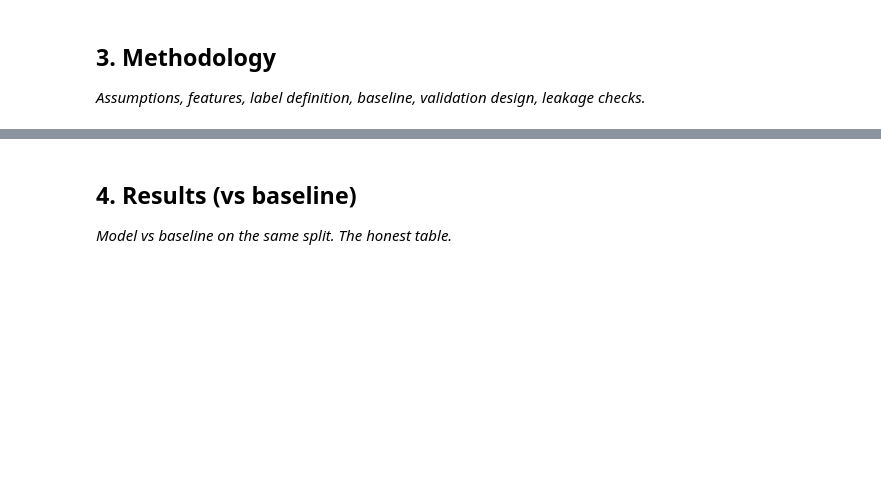
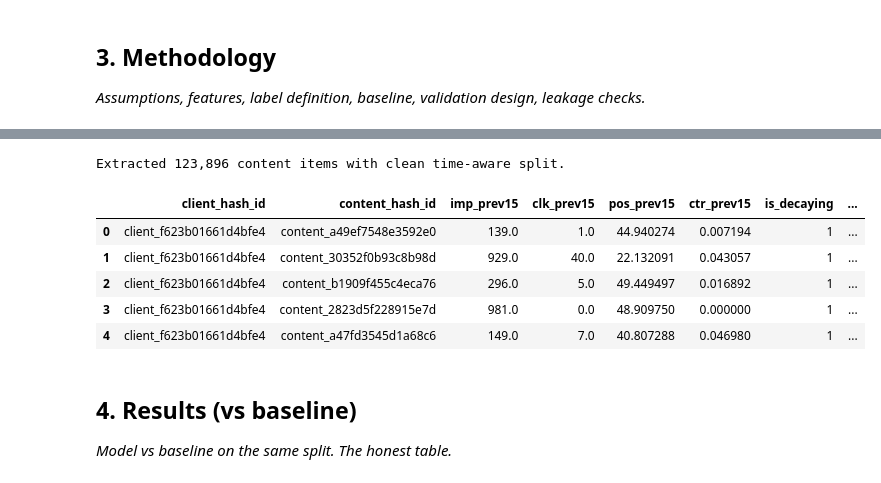
Before and after one commit to Aishwarya00608/FlyRank_Assignment, a Jupyter notebook: work/notebooks/capstone.ipynb, the cells around one changed output, grey strips where cells are left out. Cells and saved outputs as stored; diff of their text form; code cells hidden in the pictures; blank space fills up the shorter version.

```diff
--- a/work/notebooks/capstone.ipynb
+++ b/work/notebooks/capstone.ipynb
@@ -16,0 +44,16 @@ This skeleton is yours to fill. Work the sections **in order** — each one has
+# %%
+# 1. Define table paths from the official warehouse release
+REL = 'hf://datasets/FlyRank/internship-warehouse'
+
+TABLES = {
+    'dim_clients': f"read_parquet('{REL}/dim_clients.parquet')",
+    'dim_content': f"read_parquet('{REL}/dim_content.parquet')",
+    'fact_daily_sample': f"read_parquet('{REL}/fact_content_daily_performance_sample.parquet')",
+    'fact_query_90d': f"read_parquet('{REL}/fact_content_query_90d.parquet')",
+}
+
+# 2. Verify row counts
+print("Checking table availability...")
+for name, src in TABLES.items():
+    cnt = con.sql(f"SELECT COUNT(*) FROM {src}").fetchone()[0]
+    print(f"✓ {name:20}: {cnt:,} rows")
@@ -21,3 +94,62 @@ This skeleton is yours to fill. Work the sections **in order** — each one has
+# %%
+query_features = f"""
+WITH bounds AS (
+    SELECT
+        MIN(report_date) AS min_date,
+        MAX(report_date) AS max_date,
+        MIN(report_date) + INTERVAL 14 DAY AS split_date
+    FROM {TABLES['fact_daily_sample']}
+),
+aggregated AS (
+    SELECT
+        f.client_hash_id,
+        f.content_hash_id,
+
+        -- Historical Feature Window: First 15 days (June 1 - June 15)
+        SUM(CASE WHEN f.report_date <= b.split_date THEN f.gsc_impressions ELSE 0 END) AS imp_prev15,
+        SUM(CASE WHEN f.report_date <= b.split_date THEN f.gsc_clicks ELSE 0 END) AS clk_prev15,
+        AVG(CASE WHEN f.report_date <= b.split_date THEN f.gsc_avg_position ELSE NULL END) AS pos_prev15,
+
+        -- Future Outcome Window: Last 15 days (June 16 - June 30) - used ONLY for the label
+        SUM(CASE WHEN f.report_date > b.split_date THEN f.gsc_impressions ELSE 0 END) AS imp_recent15,
+        SUM(CASE WHEN f.report_date > b.split_date THEN f.gsc_clicks ELSE 0 END) AS clk_recent15,
+        AVG(CASE WHEN f.report_date > b.split_date THEN f.gsc_avg_position ELSE NULL END) AS pos_recent15
+    FROM {TABLES['fact_daily_sample']} f, bounds b
+    WHERE f.gsc_data_available = true
+    GROUP BY 1, 2
+    HAVING imp_prev15 >= 20  -- Meaningful search volume filter
+)
+SELECT
+    client_hash_id,
+    content_hash_id,
+    imp_prev15,
+    clk_prev15,
+    COALESCE(pos_prev15, 50.0) AS pos_prev15,
+    (clk_prev15 * 1.0 / NULLIF(imp_prev15, 0)) AS ctr_prev15,
+
+    -- Ground Truth Label: Did impressions drop by >= 20% in the future window?
+    CASE
+        WHEN (imp_recent15 * 1.0 / NULLIF(imp_prev15, 0)) <= 0.80 THEN 1
+        ELSE 0
+    END AS is_decaying,
+
+    imp_recent15,
+    clk_recent15,
+    COALESCE(pos_recent15, 50.0) AS pos_recent15
+FROM aggregated;
+"""
+
+df = con.sql(query_features).df()
+print(f"Extracted {len(df):,} content items with clean time-aware split.")
+display(df.head())
+# %% [output]
+Extracted 123,896 content items with clean time-aware split.
+|  | client_hash_id | content_hash_id | imp_prev15 | clk_prev15 | pos_prev15 | ctr_prev15 | is_decaying | ... |
+| 0 | client_f623b01661d4bfe4 | content_a49ef7548e3592e0 | 139.0 | 1.0 | 44.940274 | 0.007194 | 1 | ... |
+| 1 | client_f623b01661d4bfe4 | content_30352f0b93c8b98d | 929.0 | 40.0 | 22.132091 | 0.043057 | 1 | ... |
+| 2 | client_f623b01661d4bfe4 | content_b1909f455c4eca76 | 296.0 | 5.0 | 49.449497 | 0.016892 | 1 | ... |
+| 3 | client_f623b01661d4bfe4 | content_2823d5f228915e7d | 981.0 | 0.0 | 48.909750 | 0.000000 | 1 | ... |
+| 4 | client_f623b01661d4bfe4 | content_a47fd3545d1a68c6 | 149.0 | 7.0 | 40.807288 | 0.046980 | 1 | ... |
 # %% [markdown]
 ## 4. Results (vs baseline)
 
```
Also changed, not shown: parts of 14 cells of this notebook.
